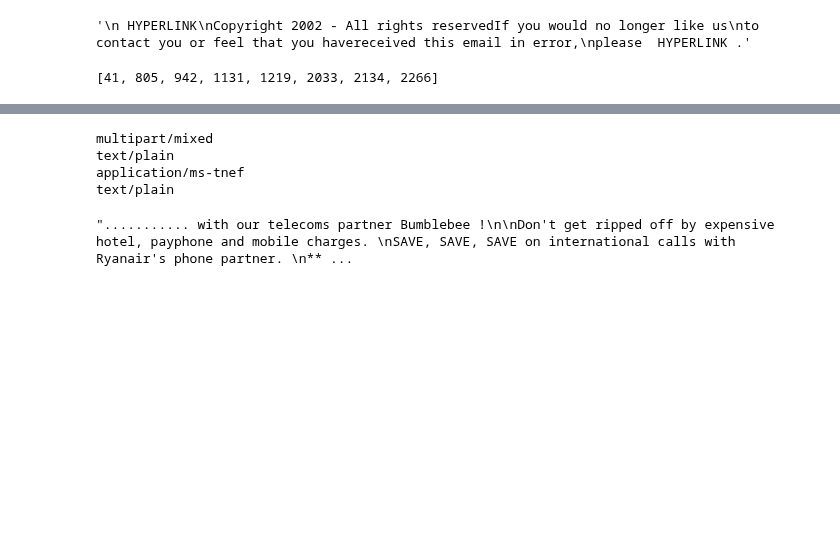
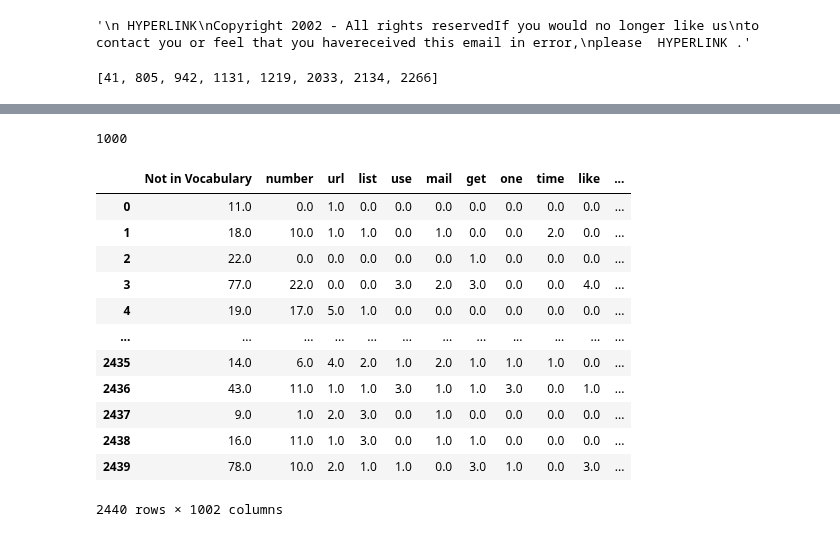
Before and after one commit to Pasindu19970808/Hands-on-Machine-Learning-Textbook-Exercises, a Jupyter notebook: DeepLearning_1/SpamClassifier/EmailSpamClassifier.ipynb, the cells around one changed output, grey strips where cells are left out. Saved outputs shown, nothing was run; the diff lists cells and outputs as text; code cells hidden in the pictures; blank space fills up the shorter version.

Commit message:
dataframe for emails

```diff
--- a/DeepLearning_1/SpamClassifier/EmailSpamClassifier.ipynb
+++ b/DeepLearning_1/SpamClassifier/EmailSpamClassifier.ipynb
@@ -410,7 +410,7 @@ class CreateWordVector(BaseEstimator, TransformerMixin):
             for word,count in email.items():
                 total_count[word] += min(count,10)
         self.most_common = total_count.most_common()[:self.vocabulary_size]
-        self.vocabulary_ = {word:index + 1 for index,(word,count) in enumerate(most_common)}
+        self.vocabulary_ = {word:index + 1 for index,(word,count) in enumerate(self.most_common)}
         return self
     def transform(self,X,y=None):
         rows = []
@@ -449,17 +439,30 @@ X_train[41].get_payload()[2].get_content_type()
-# %%
-textlist = list()
-for sub in X_train[41].walk():
-    print(sub.get_content_type())
-    if sub.get_content_type() == 'text/plain':
-        textlist.append(sub.get_content())
-    elif sub.get_content_type() == 'text/html':
-        textlist.append(html_to_text(sub.get_content()))
-# %% [output]
-multipart/mixed
-text/plain
-application/ms-tnef
-text/plain
-# %%
-test
-# %% [output]
-"........... with our telecoms partner Bumblebee !\n\nDon't get ripped off by expensive hotel, payphone and mobile charges. \nSAVE, SAVE, SAVE on international calls with Ryanair's phone partner. \n** ...
+# %%
+X_train_transformed = res[0]
+most_common = res[1]
+# %%
+len(most_common)
+# %% [output]
+1000
+# %%
+#making a dataframe from the data we have obtained of the transformed emails
+import pandas as pd
+columns = [i[0] for i in most_common]
+columns.insert(0,'Not in Vocabulary')
+X_train_transformed_df = pd.DataFrame(data = X_train_transformed,columns = columns)
+# %%
+X_train_transformed_df['Result'] = y_train
+X_train_transformed_df
+# %% [output]
+|  | Not in Vocabulary | number | url | list | use | mail | get | one | time | like | ... |
+| 0 | 11.0 | 0.0 | 1.0 | 0.0 | 0.0 | 0.0 | 0.0 | 0.0 | 0.0 | 0.0 | ... |
+| 1 | 18.0 | 10.0 | 1.0 | 1.0 | 0.0 | 1.0 | 0.0 | 0.0 | 2.0 | 0.0 | ... |
+| 2 | 22.0 | 0.0 | 0.0 | 0.0 | 0.0 | 0.0 | 1.0 | 0.0 | 0.0 | 0.0 | ... |
+| 3 | 77.0 | 22.0 | 0.0 | 0.0 | 3.0 | 2.0 | 3.0 | 0.0 | 0.0 | 4.0 | ... |
+| 4 | 19.0 | 17.0 | 5.0 | 1.0 | 0.0 | 0.0 | 0.0 | 0.0 | 0.0 | 0.0 | ... |
+| ... | ... | ... | ... | ... | ... | ... | ... | ... | ... | ... | ... |
+| 2435 | 14.0 | 6.0 | 4.0 | 2.0 | 1.0 | 2.0 | 1.0 | 1.0 | 1.0 | 0.0 | ... |
+| 2436 | 43.0 | 11.0 | 1.0 | 1.0 | 3.0 | 1.0 | 1.0 | 3.0 | 0.0 | 1.0 | ... |
+| 2437 | 9.0 | 1.0 | 2.0 | 3.0 | 0.0 | 1.0 | 0.0 | 0.0 | 0.0 | 0.0 | ... |
+| 2438 | 16.0 | 11.0 | 1.0 | 3.0 | 0.0 | 1.0 | 1.0 | 0.0 | 0.0 | 0.0 | ... |
+| 2439 | 78.0 | 10.0 | 2.0 | 1.0 | 1.0 | 0.0 | 3.0 | 1.0 | 0.0 | 3.0 | ... |
+2440 rows × 1002 columns
```
Also changed, not shown: parts of 5 cells of this notebook, 3 other files.
